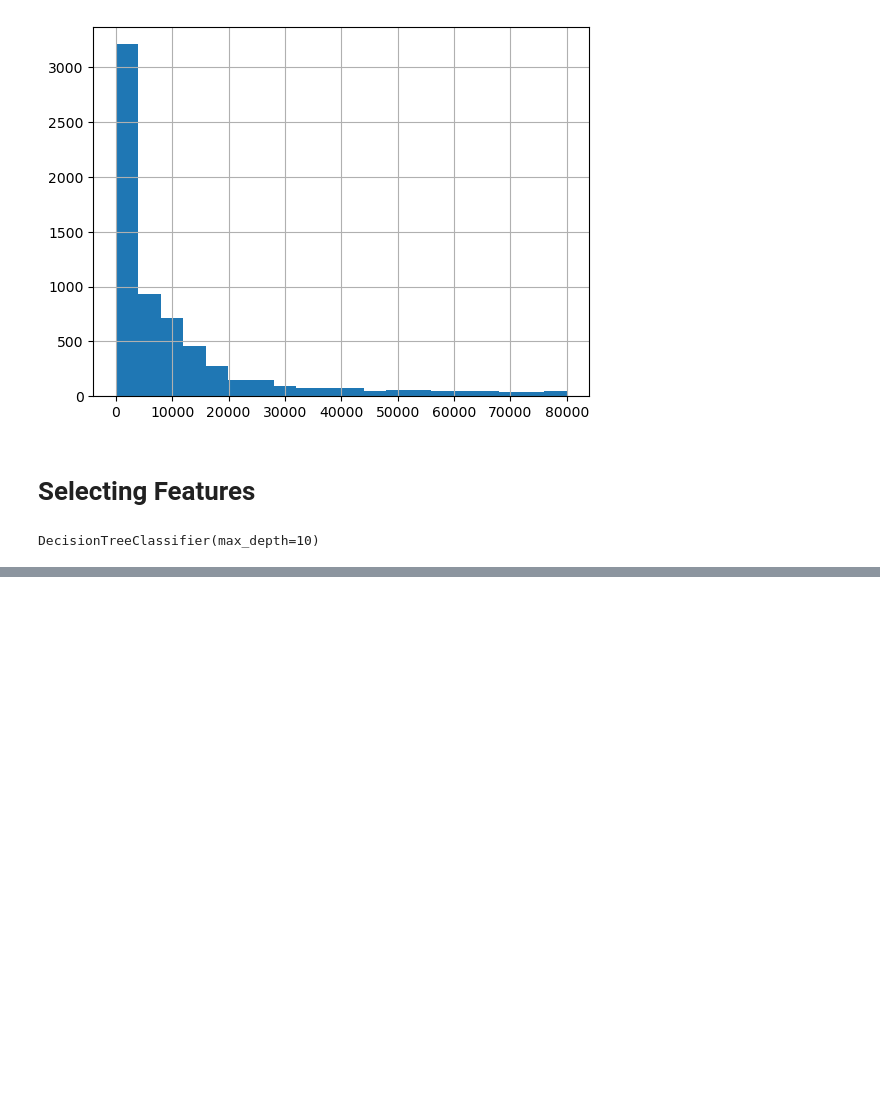
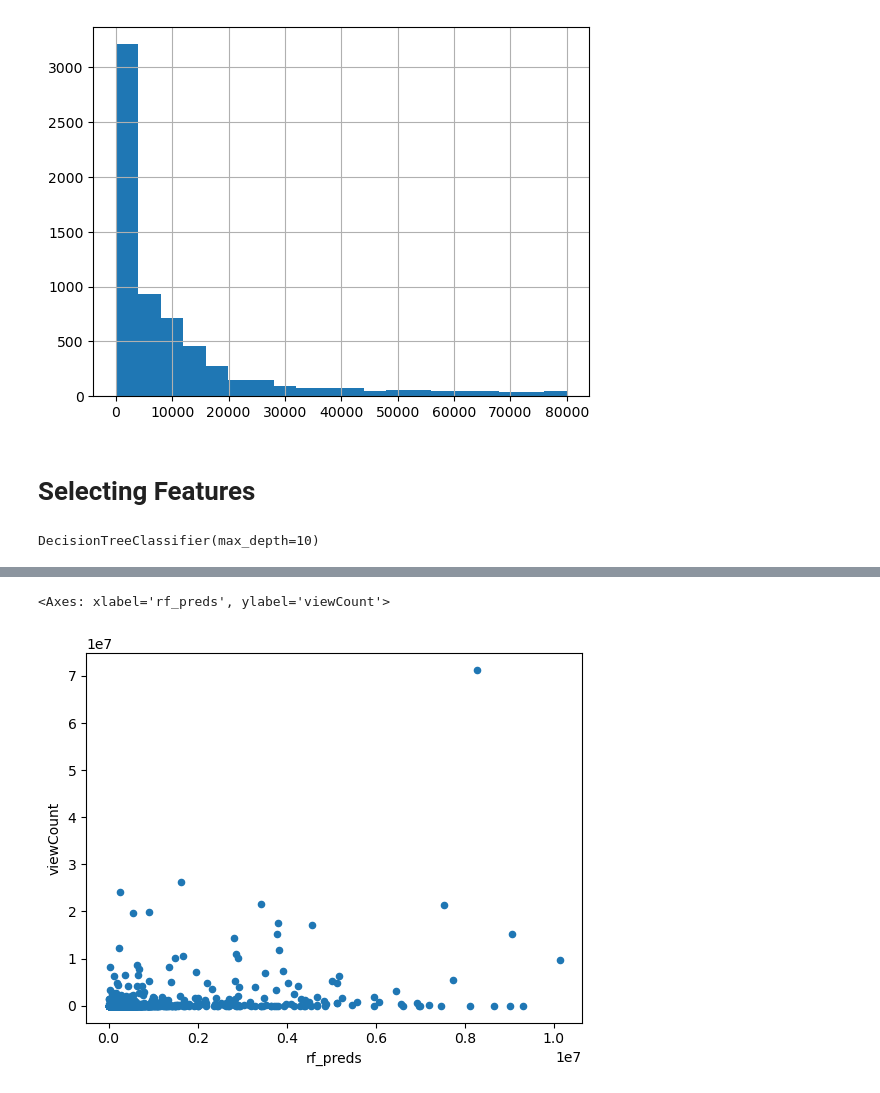
Before and after one commit to pranavrd/erdos-uncreatives, a Jupyter notebook: Modelling/treesattempt2.ipynb, the cells around one changed output, grey strips where cells are left out. Drawn from its saved outputs; the diff is of its cells as text; code cells hidden in the pictures; blank space fills up the shorter version.

```diff
--- a/Modelling/treesattempt2.ipynb
+++ b/Modelling/treesattempt2.ipynb
@@ -143,0 +117,5 @@ df_train.query("viewCount < 8e4 and model_predictions > 0.5")["viewCount"].hist(
+# %%
+df_ho_with_features.plot.scatter("rf_preds", "viewCount")
+# %% [output]
+<Axes: xlabel='rf_preds', ylabel='viewCount'>
+[figure, added]
```
Also changed, not shown: parts of 26 cells of this notebook.
